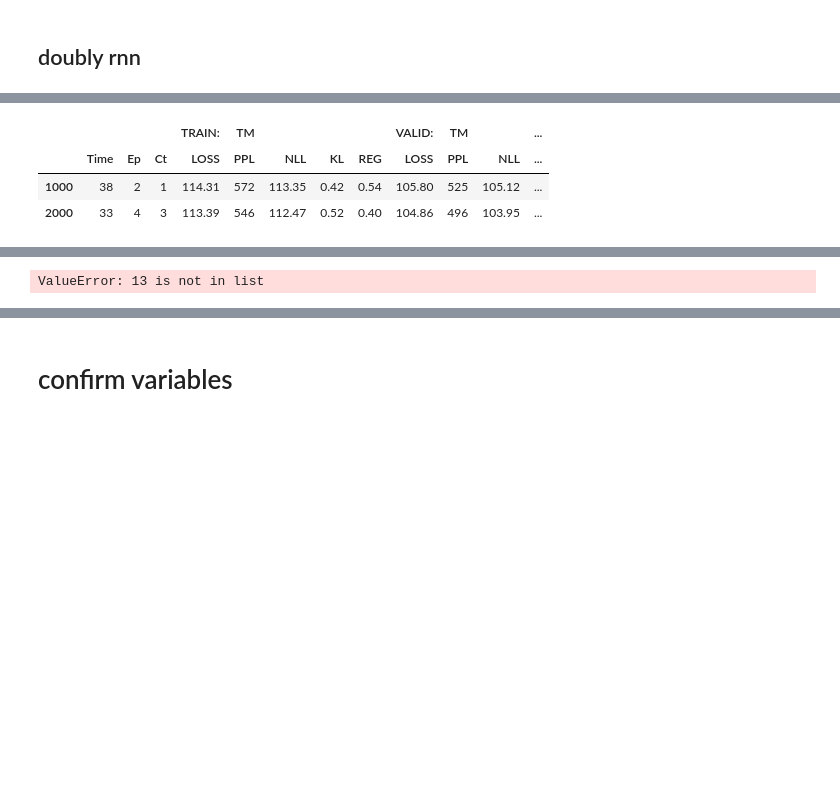
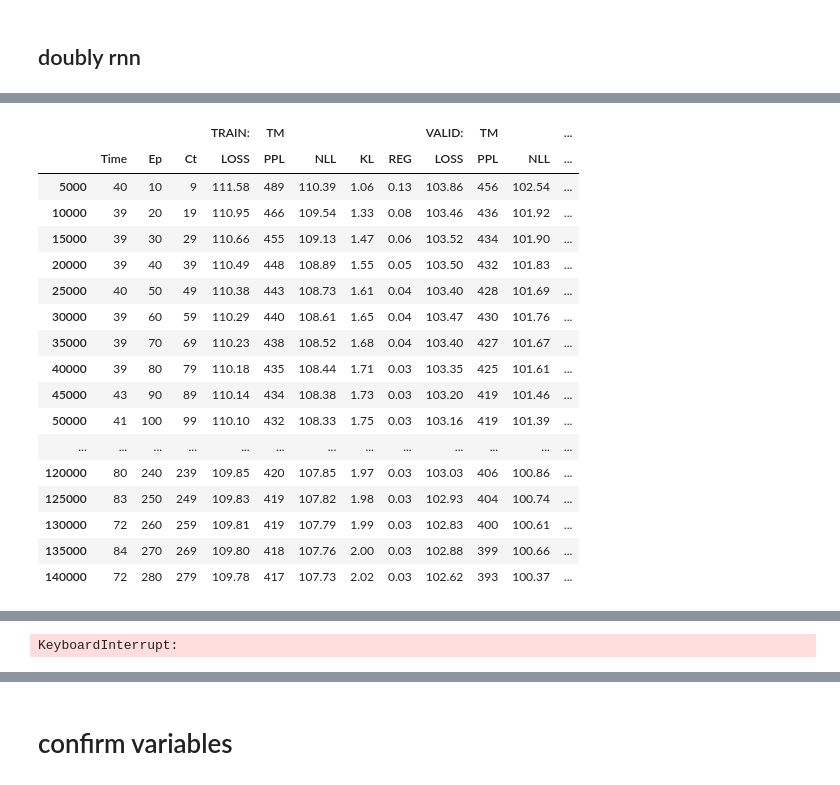
Before and after one commit to numarrsh/tsntm, a Jupyter notebook: nCRP-TOPIC-VAE-NONPARA.ipynb, the cells around one changed output, grey strips where cells are left out. Cells and saved outputs as stored; diff of their text form; code cells hidden in the pictures; blank space fills up the shorter version.

```diff
--- a/nCRP-TOPIC-VAE-NONPARA.ipynb
+++ b/nCRP-TOPIC-VAE-NONPARA.ipynb
@@ -189,9 +186,0 @@ def check_value(variables):
-# %%
-def get_feed_dict(batch, mode='train'):
-    bow = np.array([instance.bow for instance in batch]).astype(np.float32)
-    keep_prob = config.keep_prob if mode == 'train' else 1.0
-    feed_dict = {
-                t_variables['bow']: bow,
-                t_variables['keep_prob']: keep_prob
-    }
-    return  feed_dict
@@ -548,6 +517,17 @@ saver = tf.train.Saver(max_to_keep=10)
 log_df = pd.DataFrame(columns=pd.MultiIndex.from_tuples(
                     list(zip(*[['','','','TRAIN:','TM','','','','VALID:','TM','','',''],
                             ['Time','Ep','Ct','LOSS','PPL','NLL','KL','REG','LOSS','PPL','NLL','KL','REG']]))))
+# %%
+tree_idxs = {0:[1, 2],
+          1:[10, 11], 2:[20, 21]}
+
+if 'sess' in globals(): sess.close()
+model = Model(config, tree_idxs)
+sess = tf.Session(config=tf.ConfigProto(intra_op_parallelism_threads=1, inter_op_parallelism_threads=1))
+sess.run(tf.global_variables_initializer())
+name_variables = {tensor.name: variable for tensor, variable in zip(tf.global_variables(), sess.run(tf.global_variables()))}
+saver = tf.train.Saver(max_to_keep=10)
+update_tree_flg = False
 # %%
 if len(log_df) == 0:
     cmd_rm = 'rm -r %s' % config.modeldir
@@ -558,49 +538,68 @@ if len(log_df) == 0:
 
 time_start = time.time()
 while epoch < config.epochs:
+    # train
     for ct, batch in train_batches:
-        feed_dict = get_feed_dict(batch)
-
+        feed_dict = model.get_feed_dict(batch)
         _, loss_batch, topic_loss_recon_batch, topic_loss_kl_batch, topic_loss_reg_batch, ppls_batch, global_step_log = \
-        sess.run([opt, loss, topic_loss_recon, topic_loss_kl, topic_loss_reg, topic_ppls, tf.train.get_global_step()], feed_dict = feed_dict)
+        sess.run([model.opt, model.loss, model.topic_loss_recon, model.topic_loss_kl, model.topic_loss_reg, model.topic_ppls, tf.train.get_global_step()], feed_dict = feed_dict)
 
         losses_train += [[loss_batch, topic_loss_recon_batch, topic_loss_kl_batch, topic_loss_reg_batch]]
         ppls_train += list(ppls_batch)
 
-        if global_step_log%config.log_period==0:
+        # validate
+#         if global_step_log % config.log_period == 0:
+        if global_step_log % 5000 == 0:
             loss_train, topic_loss_recon_train, topic_loss_kl_train, topic_loss_reg_train = np.mean(losses_train, 0)
             ppl_train = np.exp(np.mean(ppls_train))
-            loss_dev, topic_loss_recon_dev, topic_loss_kl_dev, topic_loss_reg_dev, ppl_dev = get_loss(sess, dev_batches)
+            loss_dev, topic_loss_recon_dev, topic_loss_kl_dev, topic_loss_reg_dev, ppl_dev, rads_bow_dev = get_loss(sess, dev_batches, model)
 
-#             if loss_dev < loss_min:
-#                 loss_min = loss_dev
-#                 saver.save(sess, config.modelpath, global_step=global_step_log)
-
+            # log
             clear_output()
-
             time_log = int(time.time() - time_start)
             log_series = pd.Series([time_log, epoch, ct, \
                     '%.2f'%loss_train, '%.0f'%ppl_train, '%.2f'%topic_loss_recon_train, '%.2f'%topic_loss_kl_train, '%.2f'%topic_loss_reg_train, \
                     '%.2f'%loss_dev, '%.0f'%ppl_dev, '%.2f'%topic_loss_recon_dev, '%.2f'%topic_loss_kl_dev, '%.2f'%topic_loss_reg_dev],
                     index=log_df.columns)
             log_df.loc[global_step_log] = log_series
             display(log_df)
 
             # visualize topic
-            print_topic_sample()
-
-            tree_idxs[1].append(max(tree_idxs[1]) + 1)
-            update_n_siblings(tree_idxs, depth_n_siblings, sess)
-
+            print_topic_sample(tree_idxs, sess, model, rads_bow_dev)
             time_start = time.time()
 
+            # update tree
+            if global_step_log % 50000 == 0:
+                tree_idxs, update_tree_flg = update_tree(rads_bow_dev, model, threshold=1000)
+                if update_tree_flg:
+                    name_variables = {tensor.name: variable for tensor, variable in zip(tf.global_variables(), sess.run(tf.global_variables()))} # store paremeters
+                    if 'sess' in globals(): sess.close()
+                    model = Model(config, tree_idxs)
+                    sess = tf.Session(config=tf.ConfigProto(intra_op_parallelism_threads=1, inter_op_parallelism_threads=1))
+                    name_tensors = {tensor.name: tensor for tensor in tf.global_variables()}
+                    sess.run([name_tensors[name].assign(variable) for name, variable in name_variables.items()]) # restore parameters
+
+    train_batches = get_batches(instances_train, config.batch_size, iterator=True)
     epoch += 1
-    train_batches = get_batches(instances_train, config.batch_size, iterator=True)
 
 display(log_df)
 print_topic_sample()
 # %% [output]
 |  |  |  |  | TRAIN: | TM |  |  |  | VALID: | TM |  | ... |
 |  | Time | Ep | Ct | LOSS | PPL | NLL | KL | REG | LOSS | PPL | NLL | ... |
-| 1000 | 38 | 2 | 1 | 114.31 | 572 | 113.35 | 0.42 | 0.54 | 105.80 | 525 | 105.12 | ... |
-| 2000 | 33 | 4 | 3 | 113.39 | 546 | 112.47 | 0.52 | 0.40 | 104.86 | 496 | 103.95 | ... |
+| 5000 | 40 | 10 | 9 | 111.58 | 489 | 110.39 | 1.06 | 0.13 | 103.86 | 456 | 102.54 | ... |
+| 10000 | 39 | 20 | 19 | 110.95 | 466 | 109.54 | 1.33 | 0.08 | 103.46 | 436 | 101.92 | ... |
+| 15000 | 39 | 30 | 29 | 110.66 | 455 | 109.13 | 1.47 | 0.06 | 103.52 | 434 | 101.90 | ... |
+| 20000 | 39 | 40 | 39 | 110.49 | 448 | 108.89 | 1.55 | 0.05 | 103.50 | 432 | 101.83 | ... |
+| 25000 | 40 | 50 | 49 | 110.38 | 443 | 108.73 | 1.61 | 0.04 | 103.40 | 428 | 101.69 | ... |
+| 30000 | 39 | 60 | 59 | 110.29 | 440 | 108.61 | 1.65 | 0.04 | 103.47 | 430 | 101.76 | ... |
+| 35000 | 39 | 70 | 69 | 110.23 | 438 | 108.52 | 1.68 | 0.04 | 103.40 | 427 | 101.67 | ... |
+| 40000 | 39 | 80 | 79 | 110.18 | 435 | 108.44 | 1.71 | 0.03 | 103.35 | 425 | 101.61 | ... |
+| 45000 | 43 | 90 | 89 | 110.14 | 434 | 108.38 | 1.73 | 0.03 | 103.20 | 419 | 101.46 | ... |
+| 50000 | 41 | 100 | 99 | 110.10 | 432 | 108.33 | 1.75 | 0.03 | 103.16 | 419 | 101.39 | ... |
+| ... | ... | ... | ... | ... | ... | ... | ... | ... | ... | ... | ... | ... |
+| 120000 | 80 | 240 | 239 | 109.85 | 420 | 107.85 | 1.97 | 0.03 | 103.03 | 406 | 100.86 | ... |
+| 125000 | 83 | 250 | 249 | 109.83 | 419 | 107.82 | 1.98 | 0.03 | 102.93 | 404 | 100.74 | ... |
+| 130000 | 72 | 260 | 259 | 109.81 | 419 | 107.79 | 1.99 | 0.03 | 102.83 | 400 | 100.61 | ... |
+| 135000 | 84 | 270 | 269 | 109.80 | 418 | 107.76 | 2.00 | 0.03 | 102.88 | 399 | 100.66 | ... |
+| 140000 | 72 | 280 | 279 | 109.78 | 417 | 107.73 | 2.02 | 0.03 | 102.62 | 393 | 100.37 | ... |
@@ -612 +622 @@ print_topic_sample()
-ValueError: 13 is not in list
+KeyboardInterrupt:
```
Also changed, not shown: parts of 34 cells of this notebook, 3 other files.
